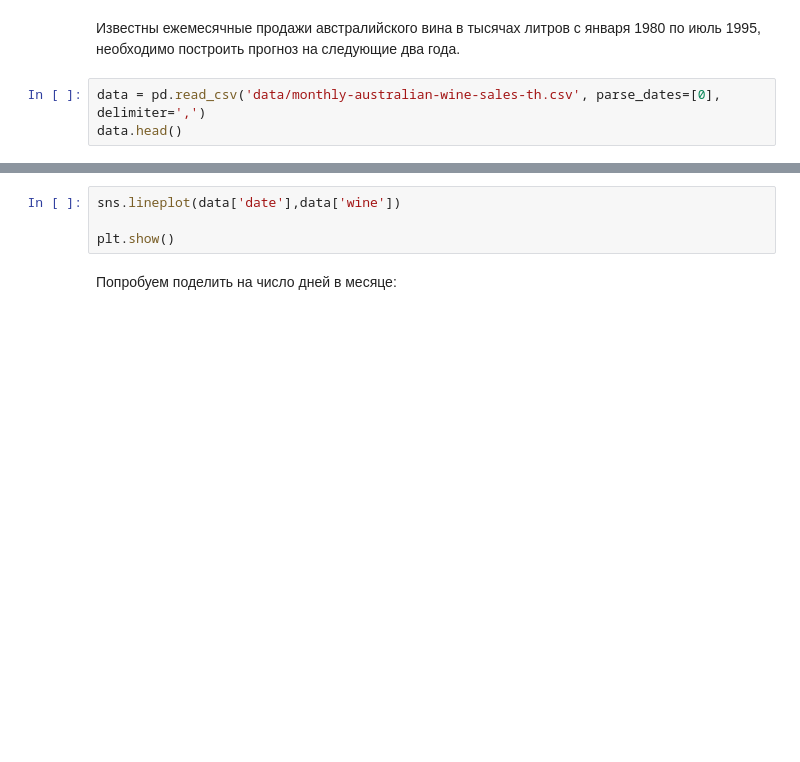
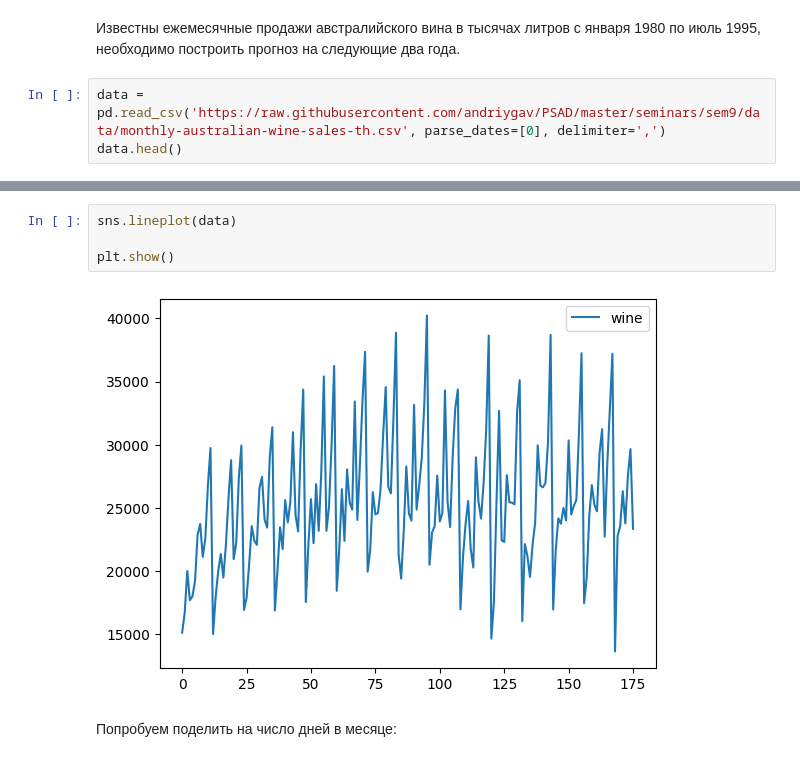
Before and after one commit to andriygav/PSAD, a Jupyter notebook: seminars/sem9/main.ipynb, the cells around one changed output, grey strips where cells are left out. Drawn from its saved outputs; the diff is of its cells as text; blank space fills up the shorter version.

```diff
--- a/seminars/sem9/main.ipynb
+++ b/seminars/sem9/main.ipynb
@@ -211,5 +211,5 @@ plt.show()
 # %% [markdown]
 Известны ежемесячные продажи австралийского вина в тысячах литров с января 1980 по июль 1995, необходимо построить прогноз на следующие два года.
 # %%
-data = pd.read_csv('data/monthly-australian-wine-sales-th.csv', parse_dates=[0], delimiter=',')
+data = pd.read_csv('https://raw.githubusercontent.com/andriygav/PSAD/master/seminars/sem9/data/monthly-australian-wine-sales-th.csv', parse_dates=[0], delimiter=',')
 data.head()
@@ -219,7 +233,9 @@ data.head()
 # %%
-sns.lineplot(data['date'],data['wine'])
+sns.lineplot(data)
 
 plt.show()
+# %% [output]
+[figure, added]
 # %% [markdown]
 Попробуем поделить на число дней в месяце:
 # %%
```
Also changed, not shown: parts of 35 cells of this notebook.
